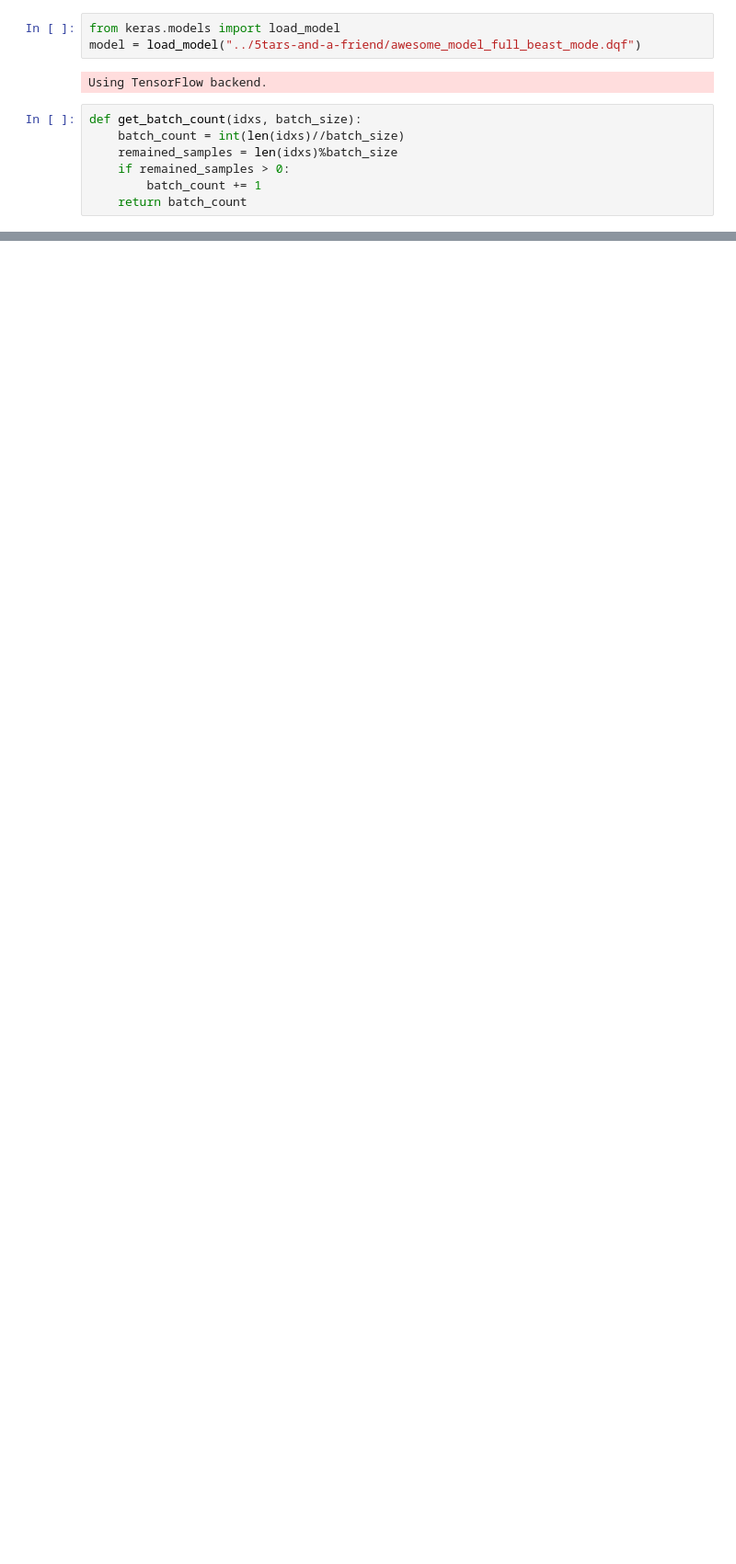
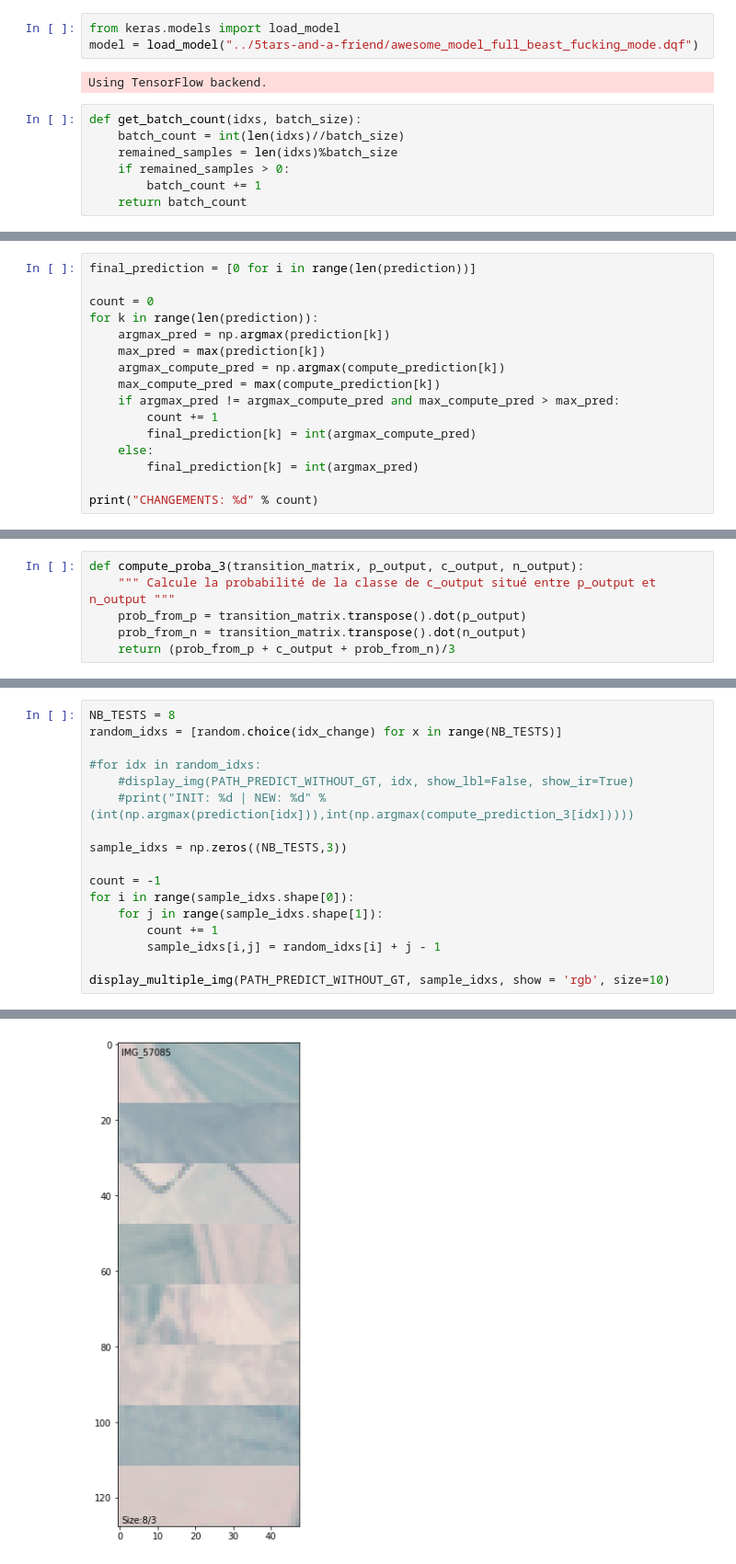
Before and after one commit to Rododindron/5tars-and-a-friend, a Jupyter notebook: Hackathon_Pineau.ipynb, the cells around one changed output, grey strips where cells are left out. Shown at 92% size. Drawn from its saved outputs; the diff is of its cells as text; blank space fills up the shorter version.

```diff
--- a/Hackathon_Pineau.ipynb
+++ b/Hackathon_Pineau.ipynb
@@ -411,7 +465,7 @@ You are using pip version 9.0.1, however version 9.0.2 is available.
 You should consider upgrading via the 'pip install --upgrade pip' command.
 # %%
 from keras.models import load_model
-model = load_model("../5tars-and-a-friend/awesome_model_full_beast_mode.dqf")
+model = load_model("../5tars-and-a-friend/awesome_model_full_beast_fucking_mode.dqf")
 # %% [output]
 Using TensorFlow backend.
 # %%
@@ -538,0 +602,16 @@ print(line)
+# %%
+final_prediction = [0 for i in range(len(prediction))]
+
+count = 0
+for k in range(len(prediction)):
+    argmax_pred = np.argmax(prediction[k])
+    max_pred = max(prediction[k])
+    argmax_compute_pred = np.argmax(compute_prediction[k])
+    max_compute_pred = max(compute_prediction[k])
+    if argmax_pred != argmax_compute_pred and max_compute_pred > max_pred:
+        count += 1
+        final_prediction[k] = int(argmax_compute_pred)
+    else:
+        final_prediction[k] = int(argmax_pred)
+
+print("CHANGEMENTS: %d" % count)
@@ -551,0 +629,6 @@ range(0, 241700)
+# %%
+def compute_proba_3(transition_matrix, p_output, c_output, n_output):
+    """ Calcule la probabilité de la classe de c_output situé entre p_output et n_output """
+    prob_from_p = transition_matrix.transpose().dot(p_output)
+    prob_from_n = transition_matrix.transpose().dot(n_output)
+    return (prob_from_p + c_output + prob_from_n)/3
@@ -551,0 +670,18 @@ range(0, 241700)
+# %%
+NB_TESTS = 8
+random_idxs = [random.choice(idx_change) for x in range(NB_TESTS)]
+
+#for idx in random_idxs:
+    #display_img(PATH_PREDICT_WITHOUT_GT, idx, show_lbl=False, show_ir=True)
+    #print("INIT: %d | NEW: %d" % (int(np.argmax(prediction[idx])),int(np.argmax(compute_prediction_3[idx]))))
+
+sample_idxs = np.zeros((NB_TESTS,3))
+
+count = -1
+for i in range(sample_idxs.shape[0]):
+    for j in range(sample_idxs.shape[1]):
+        count += 1
+        sample_idxs[i,j] = random_idxs[i] + j - 1
+
+display_multiple_img(PATH_PREDICT_WITHOUT_GT, sample_idxs, show = 'rgb', size=10)
+# %% [output]
@@ -551,0 +689 @@ range(0, 241700)
+[figure, added]
```
Also changed, not shown: parts of 36 cells of this notebook.
